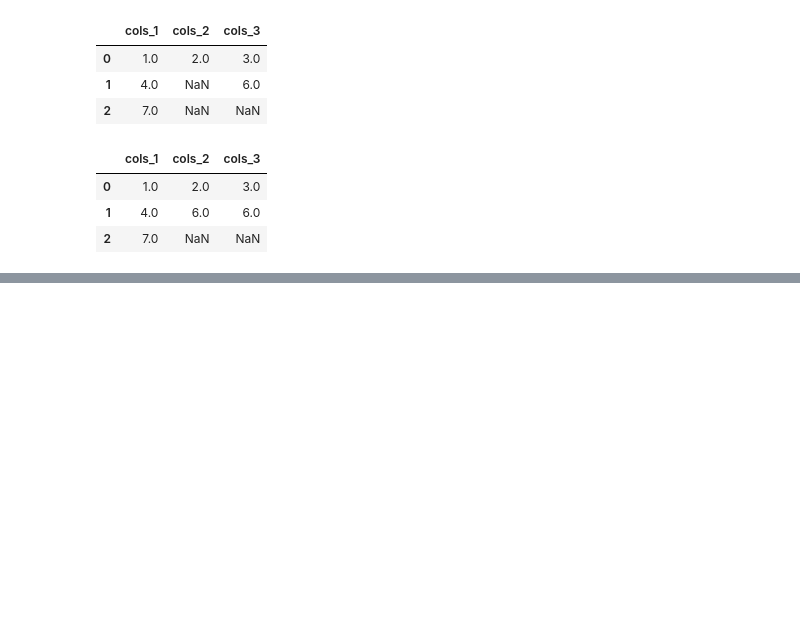
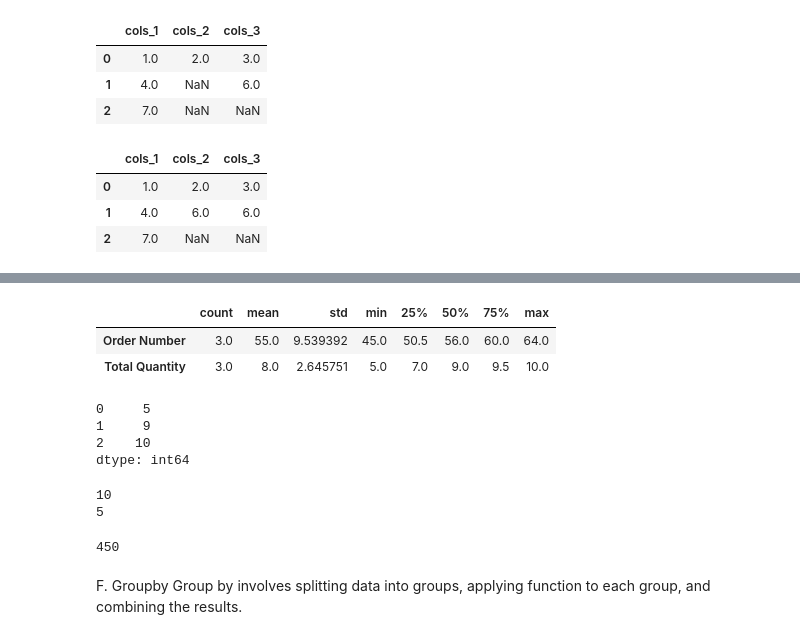
Before and after one commit to Kishangupta1/Python, a Jupyter notebook: DataPandas_Nyandwi_ml_github.ipynb, the cells around one changed output, grey strips where cells are left out. Drawn from its saved outputs; the diff is of its cells as text; code cells hidden in the pictures; blank space fills up the shorter version.

```diff
--- a/DataPandas_Nyandwi_ml_github.ipynb
+++ b/DataPandas_Nyandwi_ml_github.ipynb
@@ -579,0 +739,34 @@ df3.fillna(method='bfill',axis='columns')
+# %%
+df4.describe().transpose()
+# %% [output]
+|  | count | mean | std | min | 25% | 50% | 75% | max |
+| Order Number | 3.0 | 55.0 | 9.539392 | 45.0 | 50.5 | 56.0 | 60.0 | 64.0 |
+| Total Quantity | 3.0 | 8.0 | 2.645751 | 5.0 | 7.0 | 9.0 | 9.5 | 10.0 |
+# %%
+# Mode of the dataframe
+# Mode is the most recurring values
+df4['Total Quantity'].mode()
+# %% [output]
+0     5
+1     9
+2    10
+dtype: int64
+# %%
+print(df4['Total Quantity'].max())
+print(df4['Total Quantity'].min())
+df4['Total Quantity'].mean()
+df4['Total Quantity'].median()
+df4['Total Quantity'].std()
+df4['Total Quantity'].var()  #variance
+# Sum of all values in a column
+df4['Total Quantity'].sum()
+# Product of all values in dataframe
+df4['Total Quantity'].prod()
+# %% [output]
+10
+5
+450
+# %% [markdown]
+F. Groupby
+Group by involves splitting data into groups, applying
+function to each group, and combining the results.
```
Also changed, not shown: parts of 26 cells of this notebook, 1 other file.
